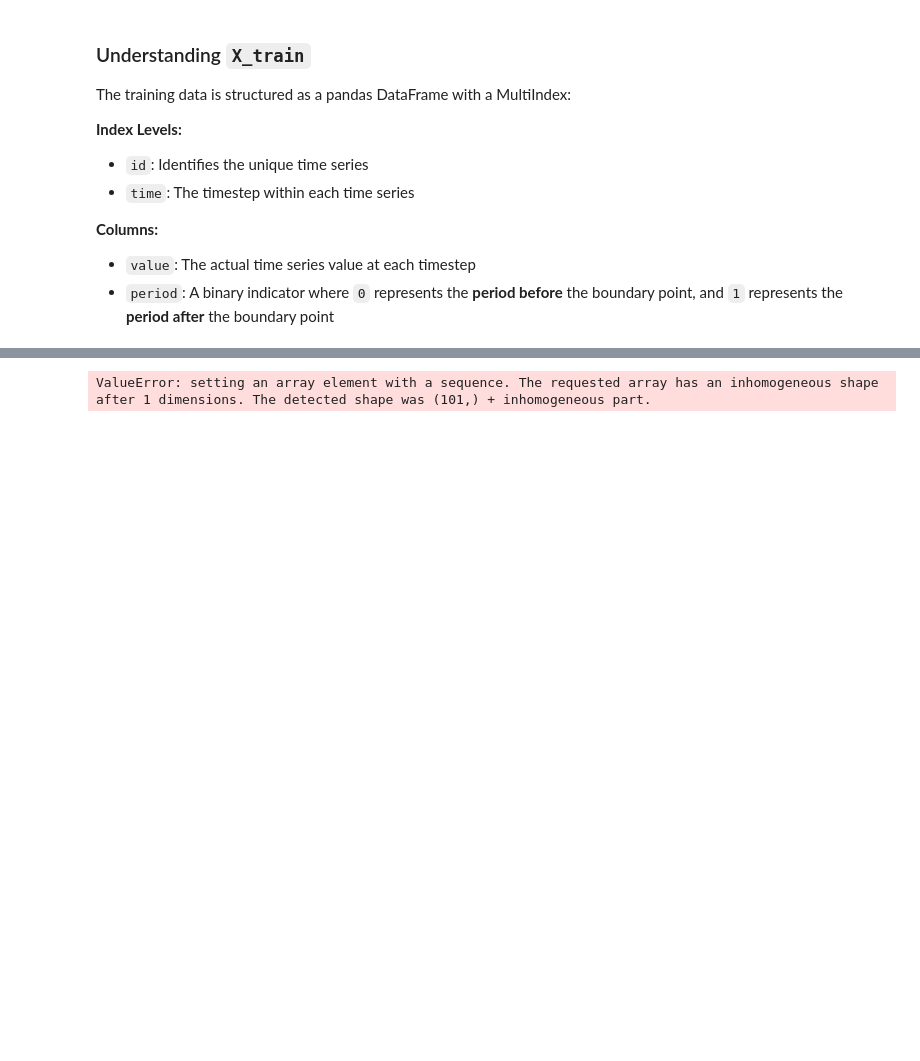
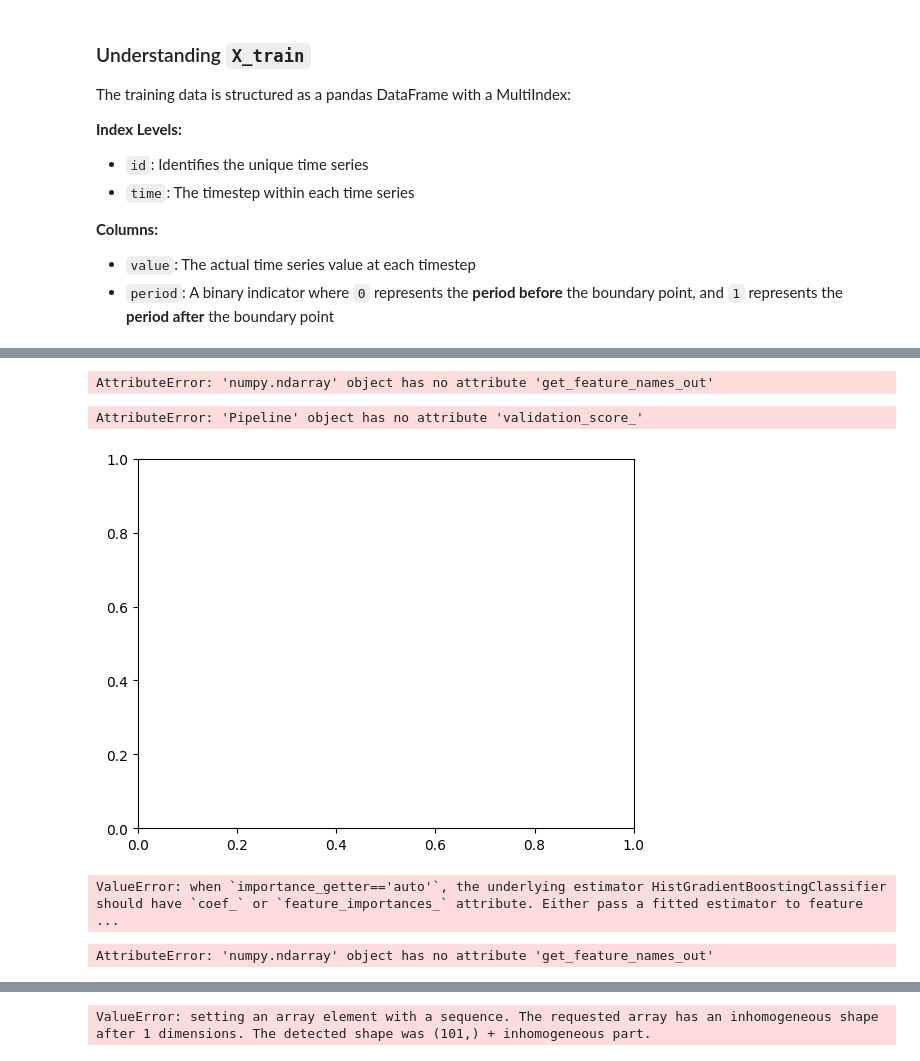
Before and after one commit to Zpazza/structured-data, a Jupyter notebook: competitions/structural-break/quickstarters/baseline/baseline.ipynb, the cells around one changed output, grey strips where cells are left out. Cells and saved outputs as stored; diff of their text form; code cells hidden in the pictures; blank space fills up the shorter version.

```diff
--- a/competitions/structural-break/quickstarters/baseline/baseline.ipynb
+++ b/competitions/structural-break/quickstarters/baseline/baseline.ipynb
@@ -468,0 +144,2 @@ pd.DataFrame(cv_results_2)
+# %%
+data_train_stats = get_stats(X_train)
@@ -468,0 +241,2 @@ pd.DataFrame(cv_results_2)
+# %%
+rf_grid_search.fit(data_train_stats,y_train)
@@ -468,0 +246,6 @@ pd.DataFrame(cv_results_2)
+# %%
+data_train_stats.iloc[201]
+
+model = HistGradientBoostingClassifier(n_iter_no_change=15, max_iter=150, learning_rate=0.05)
+model.fit(data_train_stats,y_train)
+model.score()
@@ -468,0 +552,70 @@ pd.DataFrame(cv_results_2)
+# %%
+data_best_Fnova.get_feature_names_out()
+# %% [output]
+AttributeError: 'numpy.ndarray' object has no attribute 'get_feature_names_out'
+# %%
+from sklearn.kernel_approximation import Nystroem
+
+common_params = {
+    "max_iter": 1_000,
+    "learning_rate": 0.003,
+    "validation_fraction": 0.2,
+    "random_state": 42,
+    "categorical_features": None,
+    "scoring": "roc_auc",
+    "n_iter_no_change":25,
+    "max_features":0.2
+}
+
+
+X = data_train_stats
+y = y_train
+hgbt = HistGradientBoostingClassifier(early_stopping=True, **common_params)
+model = make_pipeline(StandardScaler(),Nystroem(),hgbt)
+model.fit(X, y)
+
+_, ax = plt.subplots()
+plt.plot(model[-1].validation_score_)
+_ = ax.set(
+    xlabel="number of iterations",
+    ylabel="roc_auc",
+    title=f"Loss of hgbt with early stopping (n_iter={model[-1].n_iter_})",
+)
+# %% [output]
+AttributeError: 'Pipeline' object has no attribute 'validation_score_'
+[figure, added]
+# %%
+from sklearn.feature_selection import RFECV
+from sklearn.model_selection import StratifiedKFold
+
+X = data_train_stats
+y = y_train
+model.fit(X,y)
+min_features_to_select = 1  # Minimum number of features to consider
+clf = model
+cv = StratifiedKFold(5)
+
+rfecv = RFECV(
+    estimator=clf,
+    step=1,
+    cv=cv,
+    scoring="accuracy",
+    min_features_to_select=min_features_to_select,
+    n_jobs=2,
+)
+rfecv.fit(X, y)
+
+print(f"Optimal number of features: {rfecv.n_features_}")
+# %% [output]
+ValueError: when `importance_getter=='auto'`, the underlying estimator HistGradientBoostingClassifier should have `coef_` or `feature_importances_` attribute. Either pass a fitted estimator to feature ...
+# %%
+from sklearn.feature_selection import mutual_info_classif, SelectKBest, chi2
+
+
+#data_best_chi = SelectKBest(chi2,k=10).fit_transform(data_train_stats, y_train)
+
+data_best_Fnova = SelectKBest(k=10).fit_transform(data_train_stats, y_train)
+
+data_best_mutual_info = SelectKBest(mutual_info_classif,k=10).fit_transform(data_train_stats, y_train).get_feature_names_out()
+# %% [output]
+AttributeError: 'numpy.ndarray' object has no attribute 'get_feature_names_out'
```
Also changed, not shown: parts of 74 cells of this notebook.
